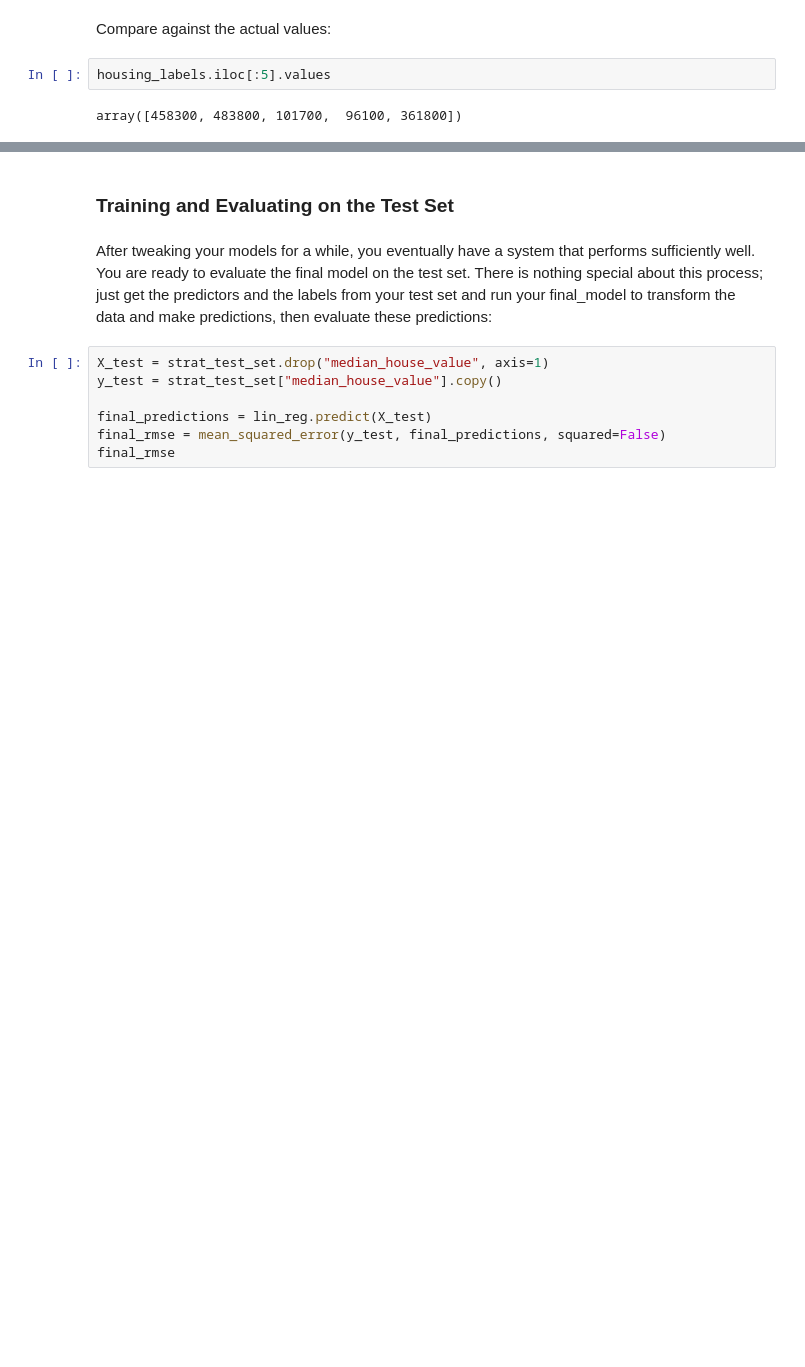
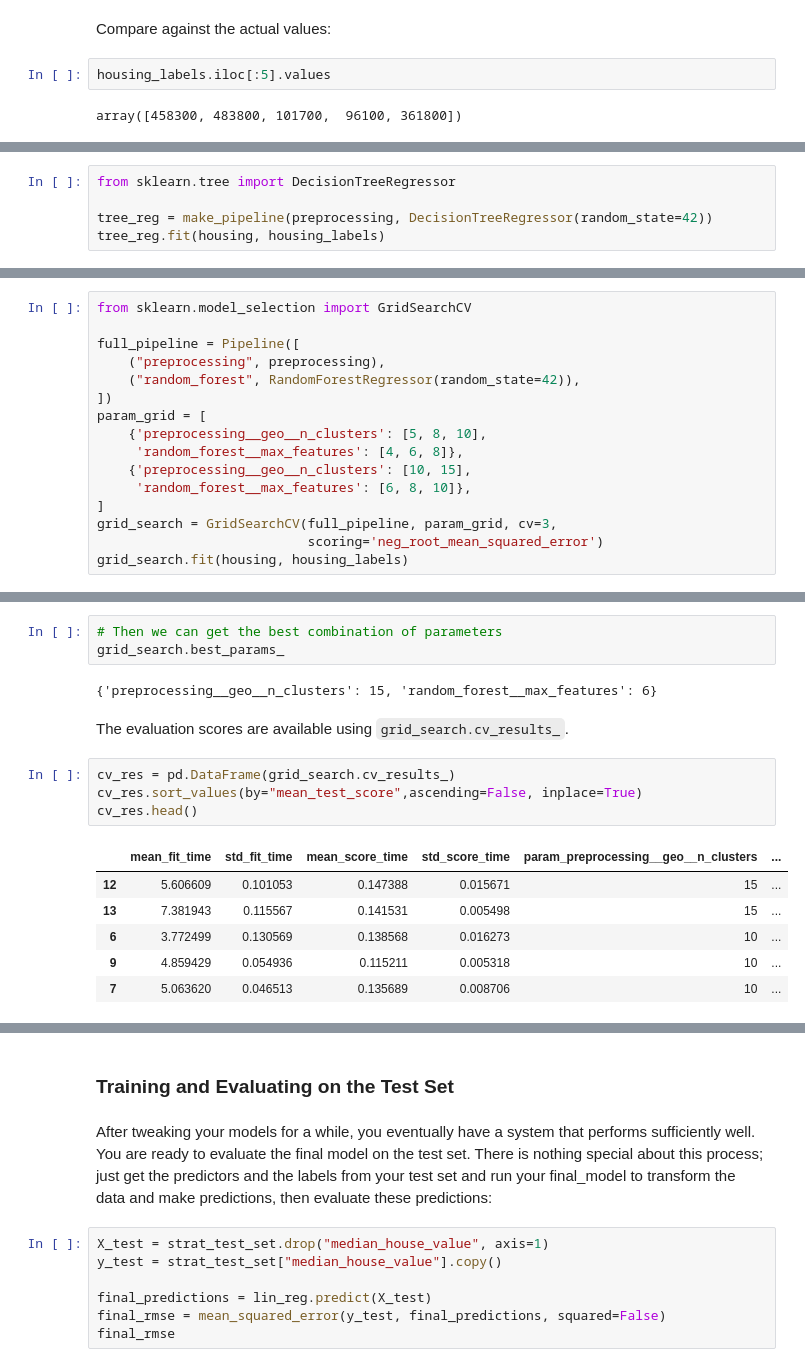
Before and after one commit to carloshgalvan95/Ciencia_Analitica_Datos, a Jupyter notebook: Modules/04_module/ML Pipelines/Linear_Regression.ipynb, the cells around one changed output, grey strips where cells are left out. Cells and saved outputs as stored; diff of their text form; blank space fills up the shorter version.

Commit message:
Finished ML Pipelines lecture content, added polynomial regression content

```diff
--- a/Modules/04_module/ML Pipelines/Linear_Regression.ipynb
+++ b/Modules/04_module/ML Pipelines/Linear_Regression.ipynb
@@ -872,0 +1081,5 @@ lin_rmse
+# %%
+from sklearn.tree import DecisionTreeRegressor
+
+tree_reg = make_pipeline(preprocessing, DecisionTreeRegressor(random_state=42))
+tree_reg.fit(housing, housing_labels)
@@ -872,0 +1172,16 @@ lin_rmse
+# %%
+from sklearn.model_selection import GridSearchCV
+
+full_pipeline = Pipeline([
+    ("preprocessing", preprocessing),
+    ("random_forest", RandomForestRegressor(random_state=42)),
+])
+param_grid = [
+    {'preprocessing__geo__n_clusters': [5, 8, 10],
+     'random_forest__max_features': [4, 6, 8]},
+    {'preprocessing__geo__n_clusters': [10, 15],
+     'random_forest__max_features': [6, 8, 10]},
+]
+grid_search = GridSearchCV(full_pipeline, param_grid, cv=3,
+                           scoring='neg_root_mean_squared_error')
+grid_search.fit(housing, housing_labels)
@@ -872,0 +1208,18 @@ lin_rmse
+# %%
+# Then we can get the best combination of parameters
+grid_search.best_params_
+# %% [output]
+{'preprocessing__geo__n_clusters': 15, 'random_forest__max_features': 6}
+# %% [markdown]
+The evaluation scores are available using `grid_search.cv_results_`.
+# %%
+cv_res = pd.DataFrame(grid_search.cv_results_)
+cv_res.sort_values(by="mean_test_score",ascending=False, inplace=True)
+cv_res.head()
+# %% [output]
+|  | mean_fit_time | std_fit_time | mean_score_time | std_score_time | param_preprocessing__geo__n_clusters | ... |
+| 12 | 5.606609 | 0.101053 | 0.147388 | 0.015671 | 15 | ... |
+| 13 | 7.381943 | 0.115567 | 0.141531 | 0.005498 | 15 | ... |
+| 6 | 3.772499 | 0.130569 | 0.138568 | 0.016273 | 10 | ... |
+| 9 | 4.859429 | 0.054936 | 0.115211 | 0.005318 | 10 | ... |
+| 7 | 5.063620 | 0.046513 | 0.135689 | 0.008706 | 10 | ... |
```
Also changed, not shown: parts of 58 cells of this notebook.
